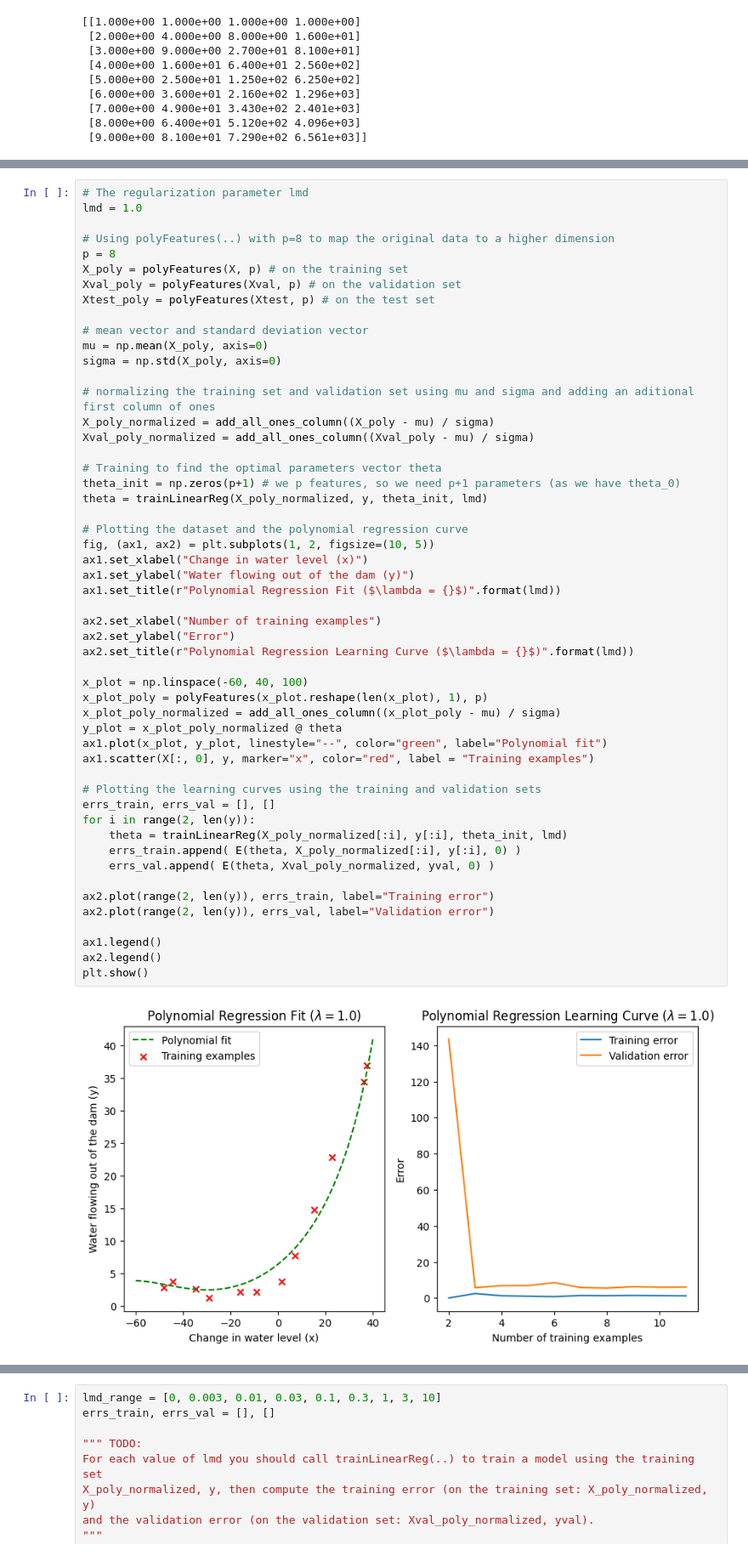
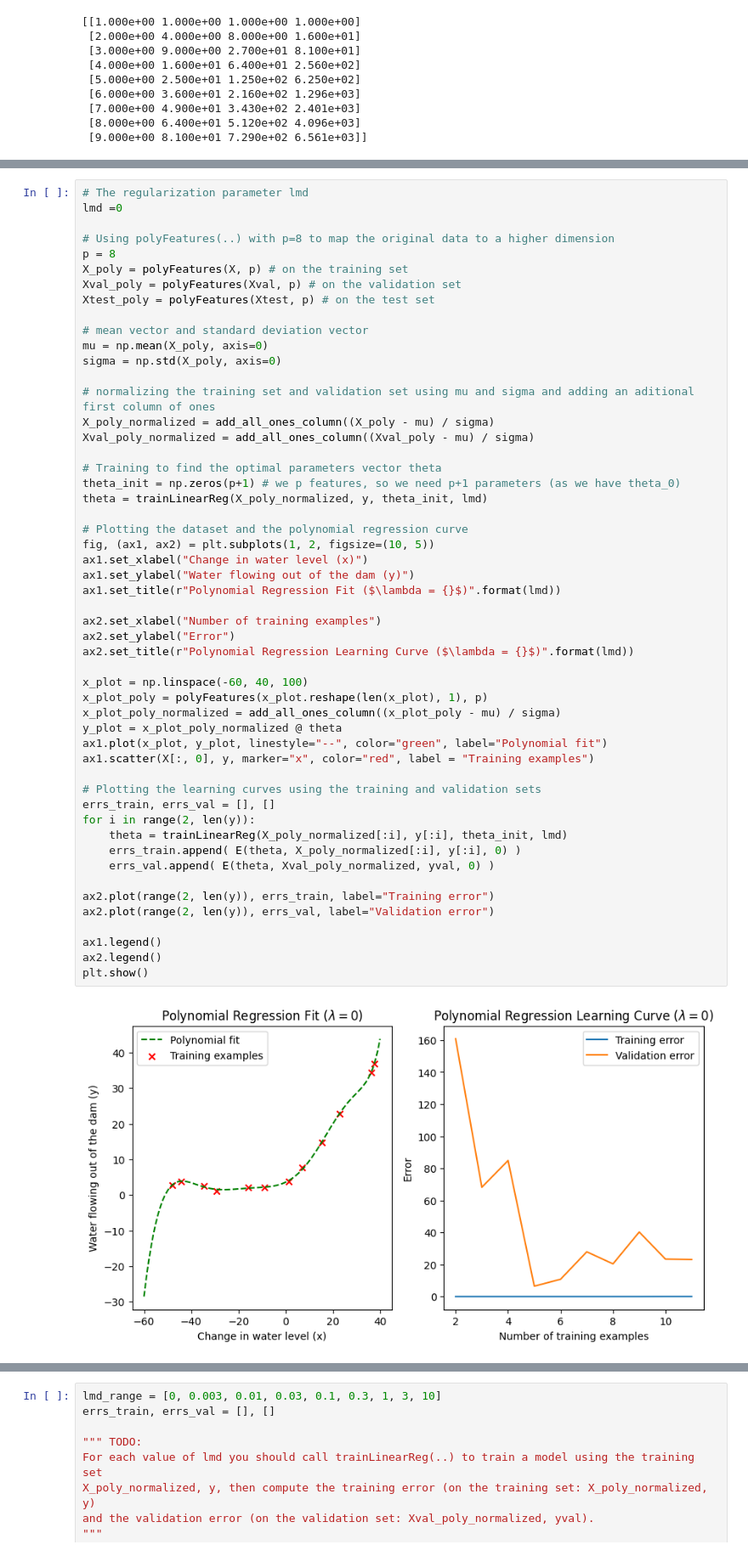
Before and after one commit to Masters-Halmstad/Learning-System-Lab, a Jupyter notebook: Lab 4 and 5 - Generalization/Lab 5 - Part A - Regularized Linear Regression.ipynb, the cells around one changed output, grey strips where cells are left out. Shown at 85% size. Cells and saved outputs as stored; diff of their text form.

```diff
--- a/Lab 4 and 5 - Generalization/Lab 5 - Part A - Regularized Linear Regression.ipynb
+++ b/Lab 4 and 5 - Generalization/Lab 5 - Part A - Regularized Linear Regression.ipynb
@@ -354,7 +354,7 @@ We have already implemented all this for you. You just need to read the code and
 <img src="imgs/Lab4APolyPlotLmd0.png" width="600px" />
 # %%
 # The regularization parameter lmd
-lmd = 1.0
+lmd =0
 
 # Using polyFeatures(..) with p=8 to map the original data to a higher dimension
 p = 8
@@ -378,34 +378,34 @@ theta = trainLinearReg(X_poly_normalized, y, theta_init, lmd)
 fig, (ax1, ax2) = plt.subplots(1, 2, figsize=(10, 5))
 ax1.set_xlabel("Change in water level (x)")
 ax1.set_ylabel("Water flowing out of the dam (y)")
 ax1.set_title(r"Polynomial Regression Fit ($\lambda = {}$)".format(lmd))
 
 ax2.set_xlabel("Number of training examples")
 ax2.set_ylabel("Error")
 ax2.set_title(r"Polynomial Regression Learning Curve ($\lambda = {}$)".format(lmd))
 
 x_plot = np.linspace(-60, 40, 100)
 x_plot_poly = polyFeatures(x_plot.reshape(len(x_plot), 1), p)
 x_plot_poly_normalized = add_all_ones_column((x_plot_poly - mu) / sigma)
 y_plot = x_plot_poly_normalized @ theta
 ax1.plot(x_plot, y_plot, linestyle="--", color="green", label="Polynomial fit")
 ax1.scatter(X[:, 0], y, marker="x", color="red", label = "Training examples")
 
 # Plotting the learning curves using the training and validation sets
 errs_train, errs_val = [], []
 for i in range(2, len(y)):
     theta = trainLinearReg(X_poly_normalized[:i], y[:i], theta_init, lmd)
     errs_train.append( E(theta, X_poly_normalized[:i], y[:i], 0) )
     errs_val.append( E(theta, Xval_poly_normalized, yval, 0) )
 
 ax2.plot(range(2, len(y)), errs_train, label="Training error")
 ax2.plot(range(2, len(y)), errs_val, label="Validation error")
 
 ax1.legend()
 ax2.legend()
 plt.show()
 # %% [output]
-[figure, old version]
+[figure, new version]
 # %% [markdown]
 ## Adjusting the regularization parameter $\lambda$
 In this section, you will get to observe how the regularization parameter affects the bias-variance of regularized polynomial regression. You should now modify the $\lambda$ parameter (i.e. variable `lmd`) in previous code and try $\lambda = 1$ and $\lambda = 50$ (you could also try with other values of $\lambda$). For each of these values, the above code should generate two figures (the polynomial fit to the data and the learning curve).
```
Also changed, not shown: parts of 1 cell of this notebook, 22 other files.
